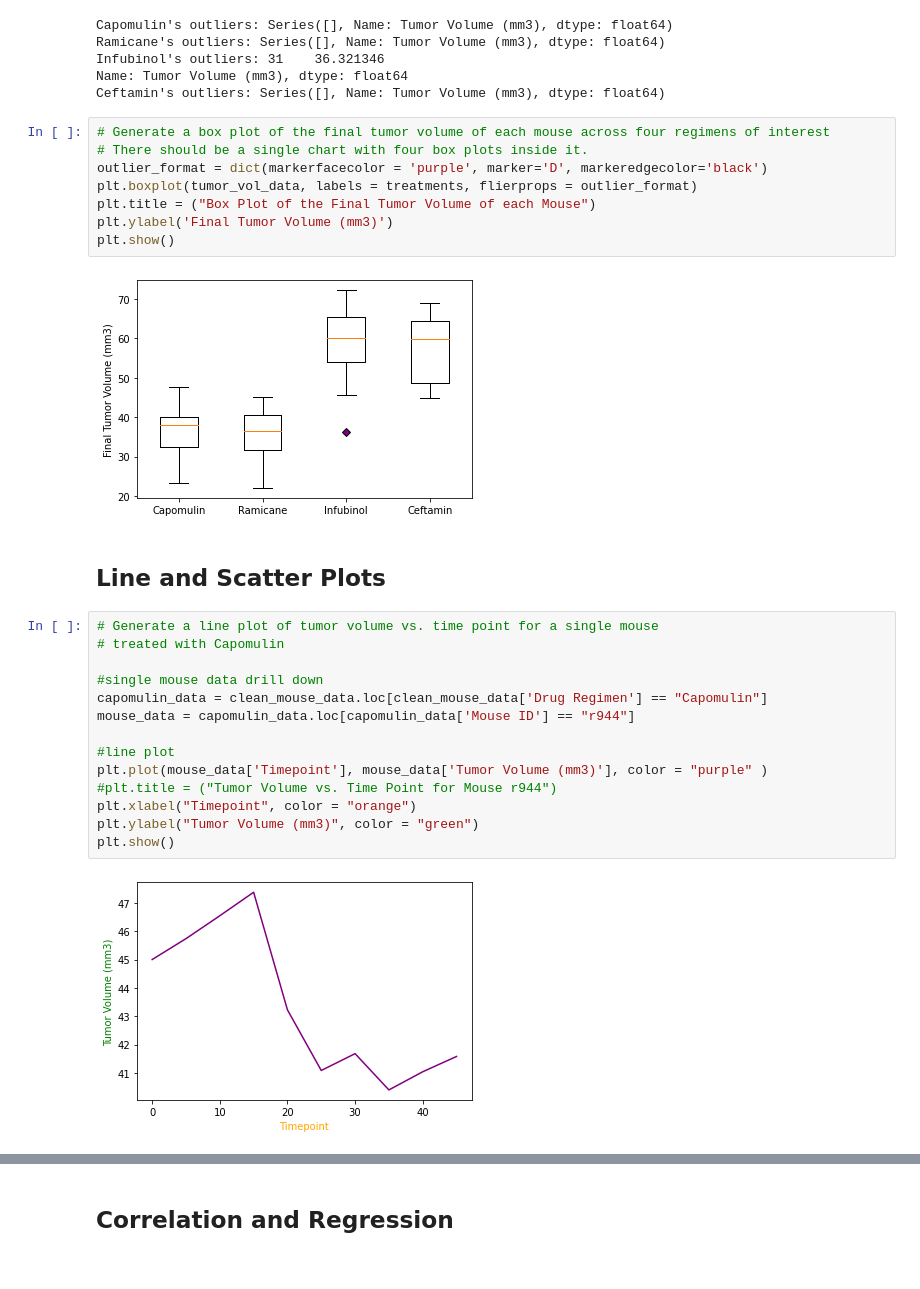
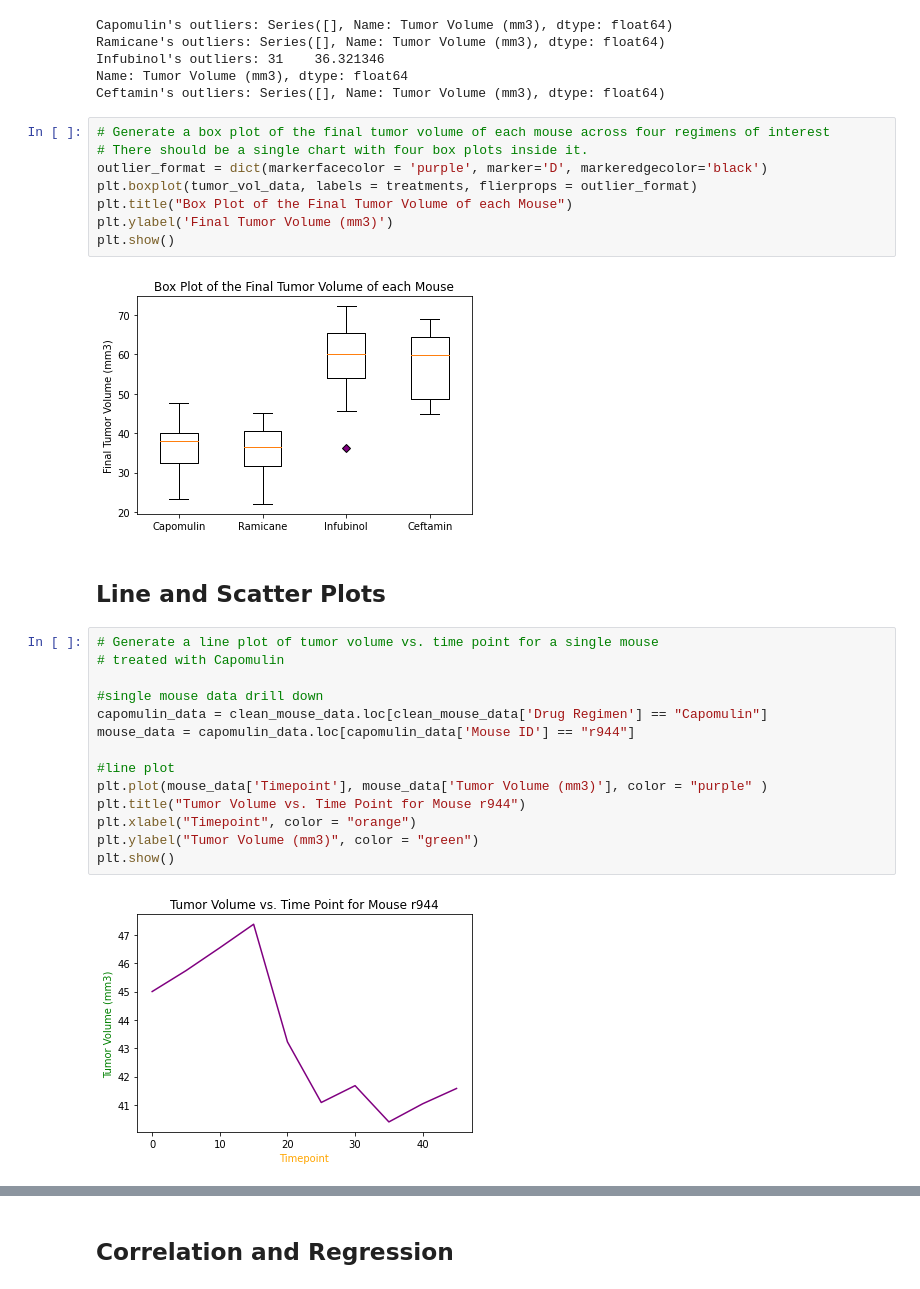
Before and after one commit to WilliamRoll/Matplotlib-Challenge, a Jupyter notebook: Pymaceuticals/pymaceuticals_starter.ipynb, the cells around one changed output, grey strips where cells are left out. Saved outputs shown, nothing was run; the diff lists cells and outputs as text.

```diff
--- a/Pymaceuticals/pymaceuticals_starter.ipynb
+++ b/Pymaceuticals/pymaceuticals_starter.ipynb
@@ -220,13 +222,13 @@ Ceftamin's outliers: Series([], Name: Tumor Volume (mm3), dtype: float64)
 # %%
 # Generate a box plot of the final tumor volume of each mouse across four regimens of interest
 # There should be a single chart with four box plots inside it.
 outlier_format = dict(markerfacecolor = 'purple', marker='D', markeredgecolor='black')
 plt.boxplot(tumor_vol_data, labels = treatments, flierprops = outlier_format)
-plt.title = ("Box Plot of the Final Tumor Volume of each Mouse")
+plt.title("Box Plot of the Final Tumor Volume of each Mouse")
 plt.ylabel('Final Tumor Volume (mm3)')
 plt.show()
 # %% [output]
-[figure, old version]
+[figure, new version]
 # %% [markdown]
 ## Line and Scatter Plots
 # %%
@@ -239,12 +241,12 @@ mouse_data = capomulin_data.loc[capomulin_data['Mouse ID'] == "r944"]
 
 #line plot
 plt.plot(mouse_data['Timepoint'], mouse_data['Tumor Volume (mm3)'], color = "purple" )
-#plt.title = ("Tumor Volume vs. Time Point for Mouse r944")
+plt.title("Tumor Volume vs. Time Point for Mouse r944")
 plt.xlabel("Timepoint", color = "orange")
 plt.ylabel("Tumor Volume (mm3)", color = "green")
 plt.show()
 # %% [output]
-[figure, old version]
+[figure, new version]
 # %%
 # Generate a scatter plot of average tumor volume vs. mouse weight
 # for all mice in the Capomulin regimen
```
Also changed, not shown: parts of 6 cells of this notebook.
